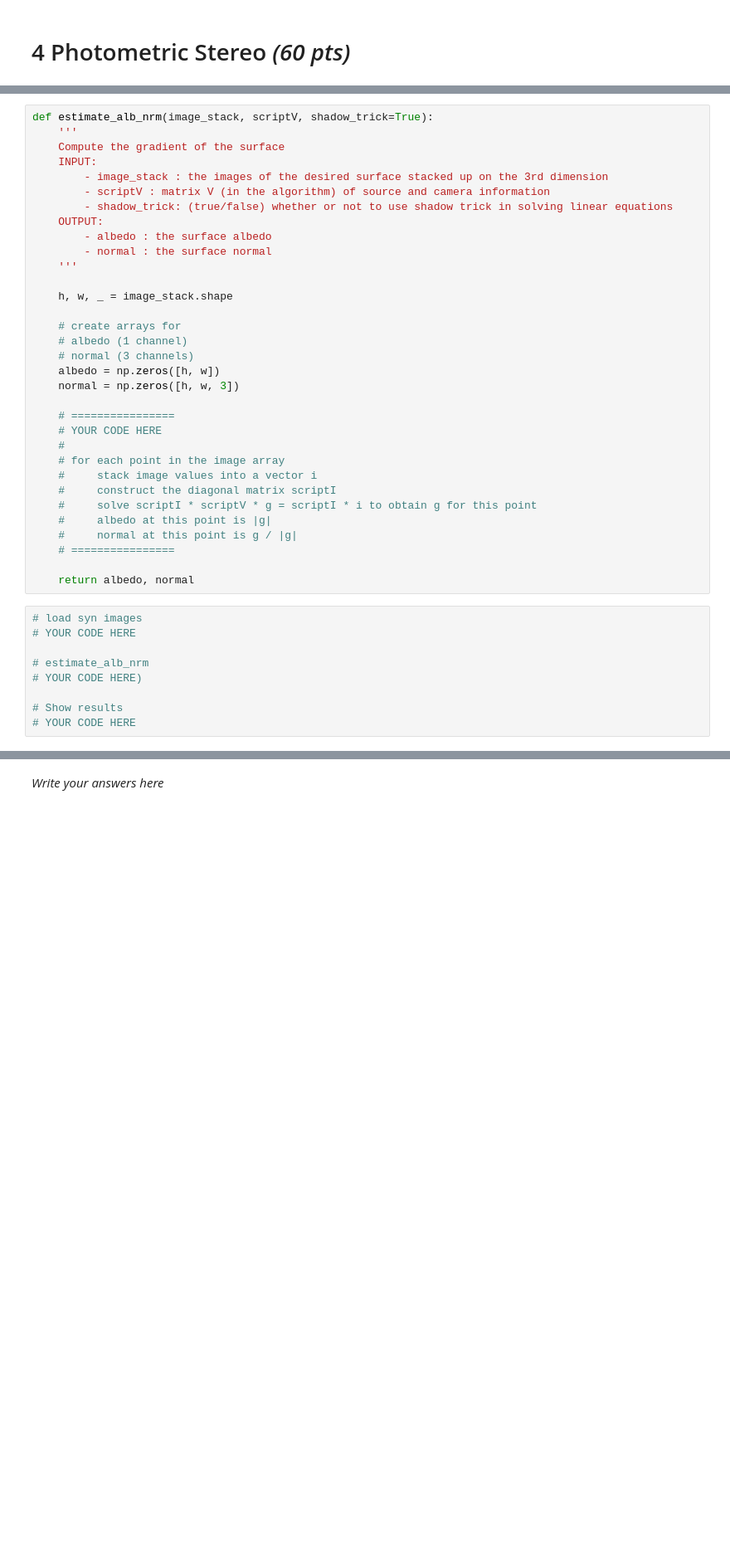
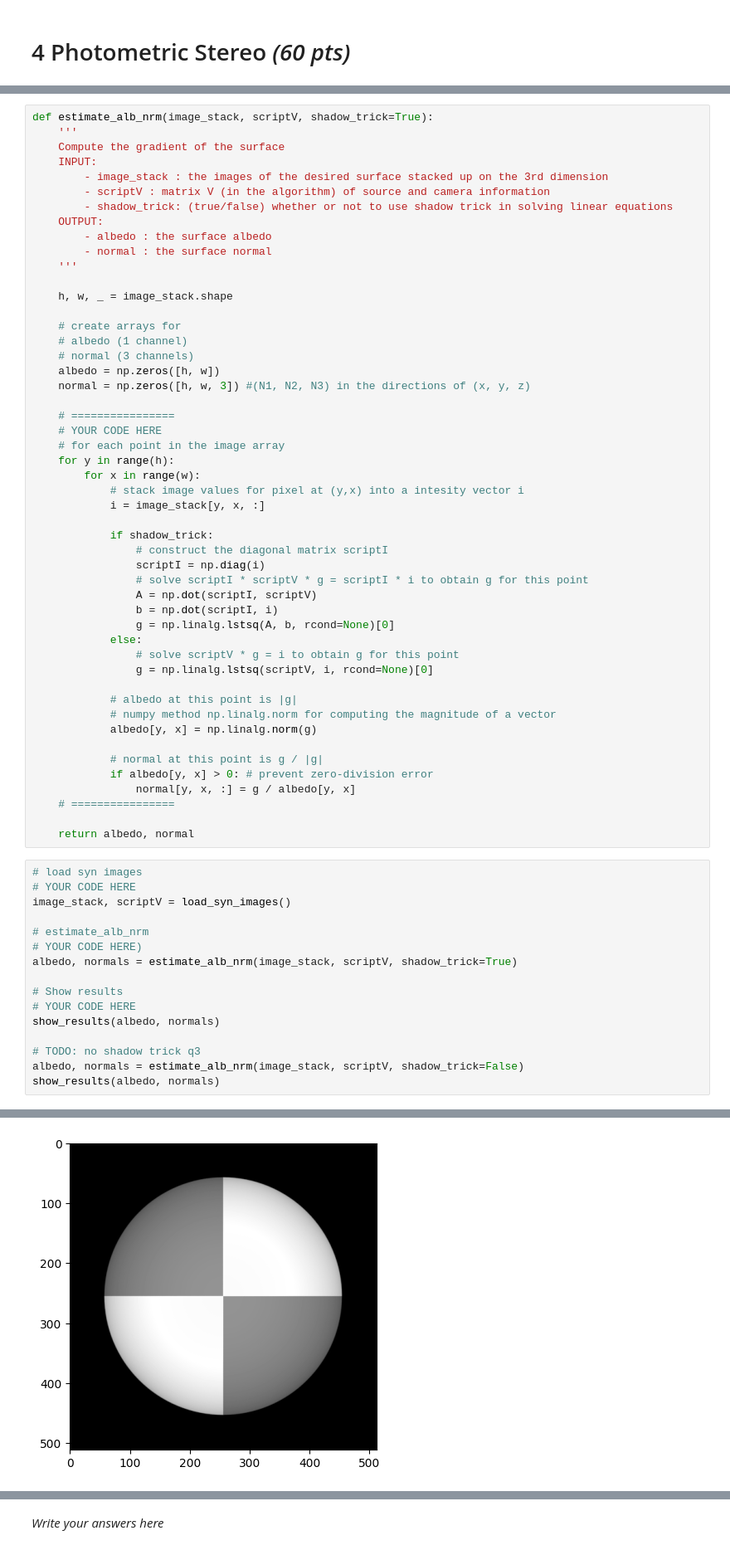
Before and after one commit to ekinfergan/ComputerVision1-UvA, a Jupyter notebook: Lab1/CV1_Lab1_Students.ipynb, the cells around one changed output, grey strips where cells are left out. Shown: that part at 83% size. Cells and saved outputs as stored; diff of their text form; blank space fills up the shorter version.

```diff
--- a/Lab1/CV1_Lab1_Students.ipynb
+++ b/Lab1/CV1_Lab1_Students.ipynb
@@ -508,26 +513,51 @@ def estimate_alb_nrm(image_stack, scriptV, shadow_trick=True):
     # albedo (1 channel)
     # normal (3 channels)
     albedo = np.zeros([h, w])
-    normal = np.zeros([h, w, 3])
+    normal = np.zeros([h, w, 3]) #(N1, N2, N3) in the directions of (x, y, z)
 
     # ================
     # YOUR CODE HERE
-    #
     # for each point in the image array
-    #     stack image values into a vector i
-    #     construct the diagonal matrix scriptI
-    #     solve scriptI * scriptV * g = scriptI * i to obtain g for this point
-    #     albedo at this point is |g|
-    #     normal at this point is g / |g|
+    for y in range(h):
+        for x in range(w):
+            # stack image values for pixel at (y,x) into a intesity vector i
+            i = image_stack[y, x, :]
+
+            if shadow_trick:
+                # construct the diagonal matrix scriptI
+                scriptI = np.diag(i)
+                # solve scriptI * scriptV * g = scriptI * i to obtain g for this point
+                A = np.dot(scriptI, scriptV)
+                b = np.dot(scriptI, i)
+                g = np.linalg.lstsq(A, b, rcond=None)[0]
+            else:
+                # solve scriptV * g = i to obtain g for this point
+                g = np.linalg.lstsq(scriptV, i, rcond=None)[0]
+
+            # albedo at this point is |g|
+            # numpy method np.linalg.norm for computing the magnitude of a vector
+            albedo[y, x] = np.linalg.norm(g)
+
+            # normal at this point is g / |g|
+            if albedo[y, x] > 0: # prevent zero-division error
+                normal[y, x, :] = g / albedo[y, x]
     # ================
 
     return albedo, normal
 # %%
 # load syn images
 # YOUR CODE HERE
+image_stack, scriptV = load_syn_images()
 
 # estimate_alb_nrm
 # YOUR CODE HERE)
+albedo, normals = estimate_alb_nrm(image_stack, scriptV, shadow_trick=True)
 
 # Show results
 # YOUR CODE HERE
+show_results(albedo, normals)
+
+# TODO: no shadow trick q3
+albedo, normals = estimate_alb_nrm(image_stack, scriptV, shadow_trick=False)
+show_results(albedo, normals)
+# %% [output]
@@ -533,0 +566 @@ def estimate_alb_nrm(image_stack, scriptV, shadow_trick=True):
+[figure, added]
```
Also changed, not shown: parts of 3 cells of this notebook.
